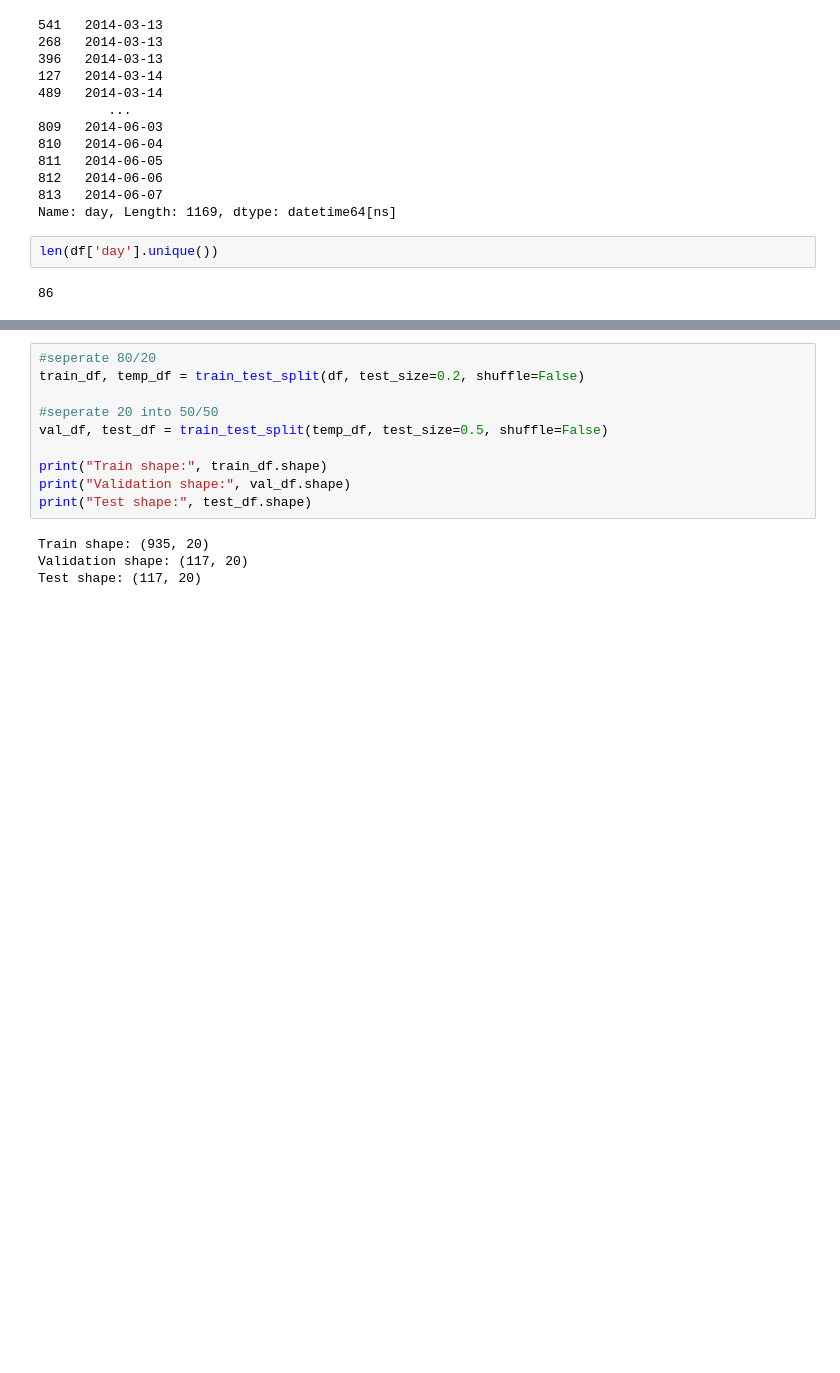
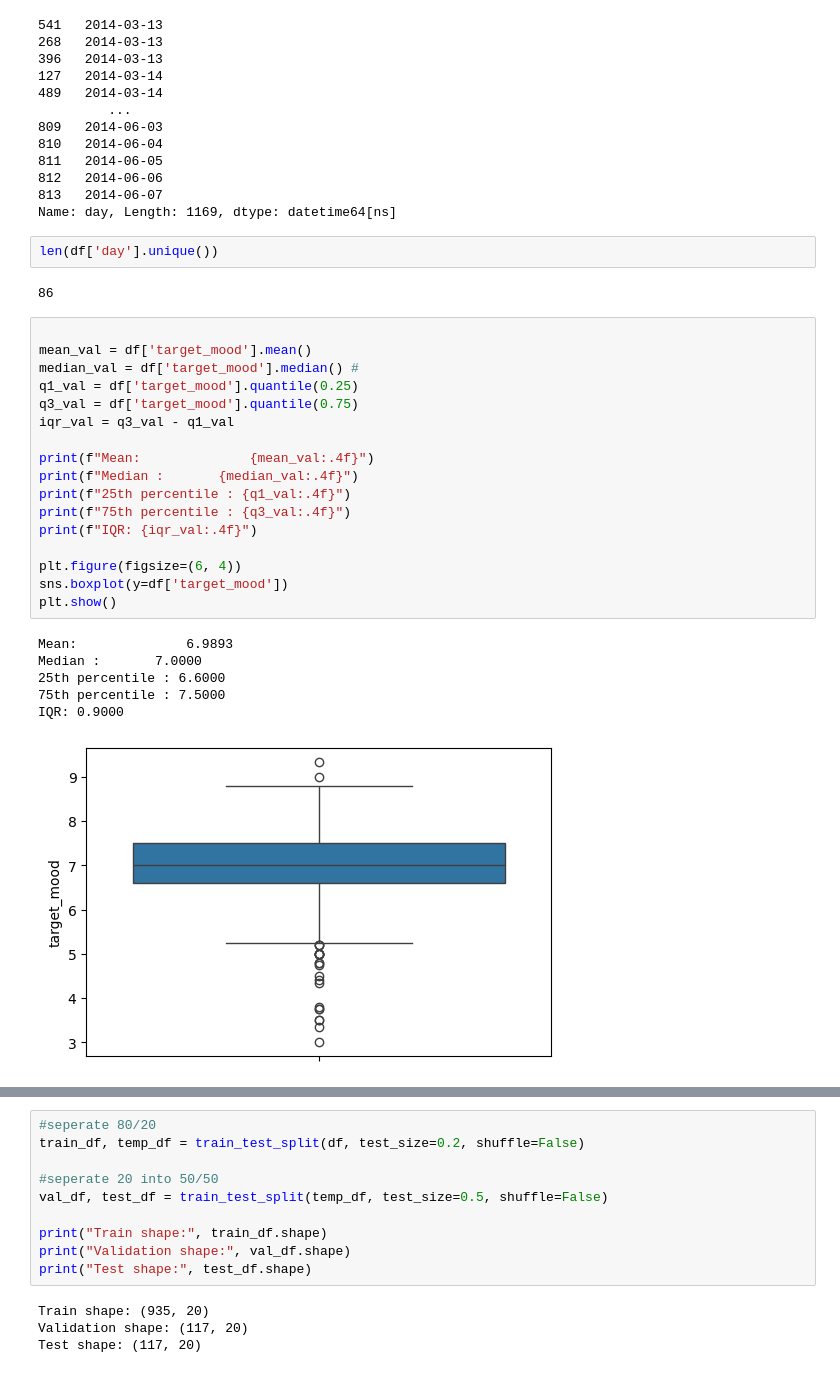
Before and after one commit to youpze/Data-Mining, a Jupyter notebook: LSTM.ipynb, the cells around one changed output, grey strips where cells are left out. Drawn from its saved outputs; the diff is of its cells as text; blank space fills up the shorter version.

```diff
--- a/LSTM.ipynb
+++ b/LSTM.ipynb
@@ -41,3 +45,27 @@ Name: day, Length: 1169, dtype: datetime64[ns]
 len(df['day'].unique())
 # %% [output]
 86
+# %%
+
+mean_val = df['target_mood'].mean()
+median_val = df['target_mood'].median() #
+q1_val = df['target_mood'].quantile(0.25)
+q3_val = df['target_mood'].quantile(0.75)
+iqr_val = q3_val - q1_val
+
+print(f"Mean:              {mean_val:.4f}")
+print(f"Median :       {median_val:.4f}")
+print(f"25th percentile : {q1_val:.4f}")
+print(f"75th percentile : {q3_val:.4f}")
+print(f"IQR: {iqr_val:.4f}")
+
+plt.figure(figsize=(6, 4))
+sns.boxplot(y=df['target_mood'])
+plt.show()
+# %% [output]
+Mean:              6.9893
+Median :       7.0000
+25th percentile : 6.6000
+75th percentile : 7.5000
+IQR: 0.9000
+[figure, added]
```
Also changed, not shown: parts of 15 cells of this notebook.
